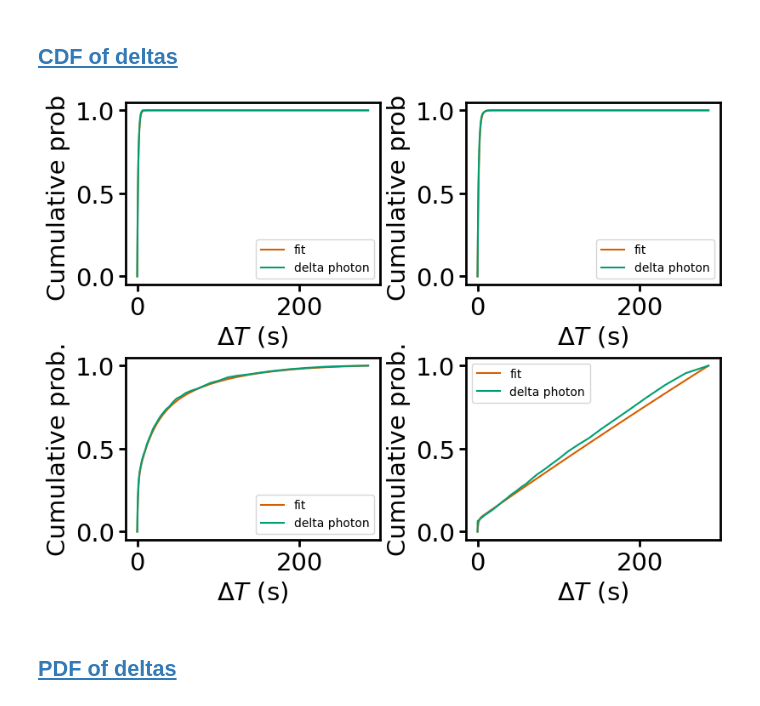
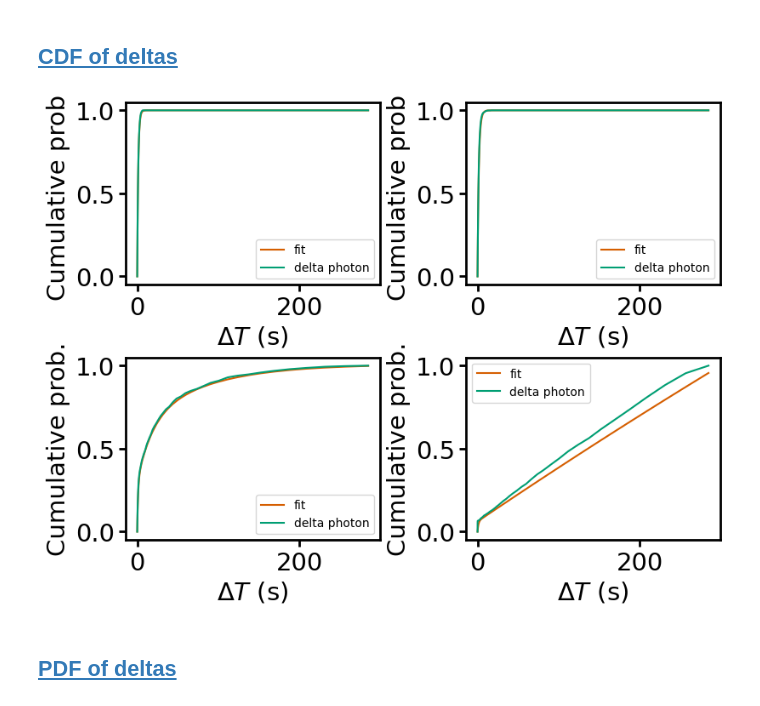
Before and after one commit to super-resolution/Fluopy, a Jupyter notebook: notebooks/Chapter_I/0_5_modeling/4f/3nm.ipynb, the cells around one changed output. Saved outputs shown, nothing was run; the diff lists cells and outputs as text; code cells hidden in the pictures.

```diff
--- a/notebooks/Chapter_I/0_5_modeling/4f/3nm.ipynb
+++ b/notebooks/Chapter_I/0_5_modeling/4f/3nm.ipynb
@@ -49,6 +52,13 @@ delta_bleaching_times = rt.get_delta_bleaching_times(bleaching_times)
 rel_num_not_observed = [
     1 - delta.size / bleaching_times.shape[0] for delta in delta_bleaching_times
 ]
+fair_num_not_observed = []
+for i, delta in enumerate(delta_bleaching_times):
+    if i == 0:
+        size = bleaching_times.shape[0]
+    else:
+        size = delta_bleaching_times[i - 1].size
+    fair_num_not_observed.append(1 - delta.size / size)
 rel_num_not_observed_all = np.sum(rel_num_not_observed) / len(rel_num_not_observed)
 # %%
 x = np.linspace(0, 300, 300001)
@@ -94,10 +104,8 @@ for file in glob.glob(reading_from + "/*"):
 
 fingerprint = fingerprint.cumsum() / fingerprint.sum()
 # %%
-print(f"{delta_photon_arrival_times_binned[0].sum():.2e}")
-print(f"{delta_photon_arrival_times_binned[1].sum():.2e}")
-print(f"{delta_photon_arrival_times_binned[2].sum():.2e}")
-print(f"{delta_photon_arrival_times_binned[3].sum():.2e}")
+for delta in delta_photon_arrival_times_binned:
+    print(f"{delta.sum():.2e}")
 # %% [output]
 4.50e+08
 4.26e+08
@@ -106,6 +114,7 @@ print(f"{delta_photon_arrival_times_binned[3].sum():.2e}")
 # %% [markdown]
 ## <a id='toc1_2_'></a>[Fitting data](#toc0_)
 # %%
+z = 2
 result = fitting.fit_multiple_mixture(
     datasets=delta_photon_arrival_times_binned,
     bin_edges=bin_edges_log,
@@ -114,16 +123,16 @@ result = fitting.fit_multiple_mixture(
     norm=False,
     constr=True,
     disp=False,
-    z=2,
+    z=z,
     rel_events_not_observed=rel_num_not_observed,
     seed=43,
     pfa_counts=photon_arrival_times_log,
     pfa_bin_edges=bin_edges_log,
 )
 
-parameter_dict_pfa = fitting.prepare_pfa_parameters(z=2, n=4, params=result.x)
+parameter_dict_pfa = fitting.prepare_pfa_parameters(z=z, n=num_f, params=result.x)
 parameter_dict_exp_mixture = fitting.prepare_exp_mixture_parameters(
-    z=2, n=4, params=result.x
+    z=z, n=num_f, params=result.x
 )
 # %% [markdown]
 ## <a id='toc1_3_'></a>[CDF of deltas](#toc0_)
@@ -142,39 +151,43 @@ for i, delta in enumerate(delta_photon_arrival_times_binned):
     bin_centers = np.insert(bin_centers, 0, 0)
     cdf = np.cumsum(delta) / delta.sum()
     cdf = np.insert(cdf, 0, 0)
-    if i == 2:
+    if i == z:
         fi.universal_figure(
             data=[
                 bin_centers,
                 dist.three_expon_mixture_cdf(
-                    bin_centers, *parameter_dict_exp_mixture[i]
+                    bin_centers,
+                    *parameter_dict_exp_mixture[i],
+                    domain=(0, 300),
                 ),
             ],
             axes=axis,
             color=red,
             label="fit",
         )
     else:
         fi.universal_figure(
             data=[
                 bin_centers,
-                dist.two_expon_mixture_cdf(bin_centers, *parameter_dict_exp_mixture[i]),
+                dist.two_expon_mixture_cdf(
+                    bin_centers, *parameter_dict_exp_mixture[i], domain=(0, 300)
+                ),
             ],
             axes=axis,
             color=red,
             label="fit",
         )
     fi.universal_figure(
         data=[bin_centers, cdf],
         axes=axis,
         color=green,
         label="delta photon",
         xlabel=r"$\Delta T$ (s)",
         ylabel="Cumulative prob.",
         legend=True,
     )
 # %% [output]
-[figure, old version]
+[figure, new version]
 # %% [markdown]
 ## <a id='toc1_4_'></a>[PDF of deltas](#toc0_)
 # %%
```
Also changed, not shown: parts of 2 cells of this notebook, 17 other files.
